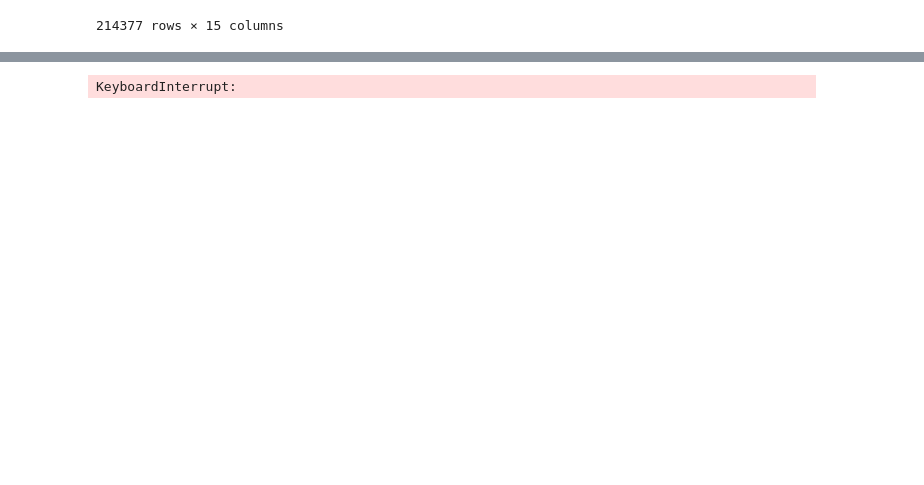
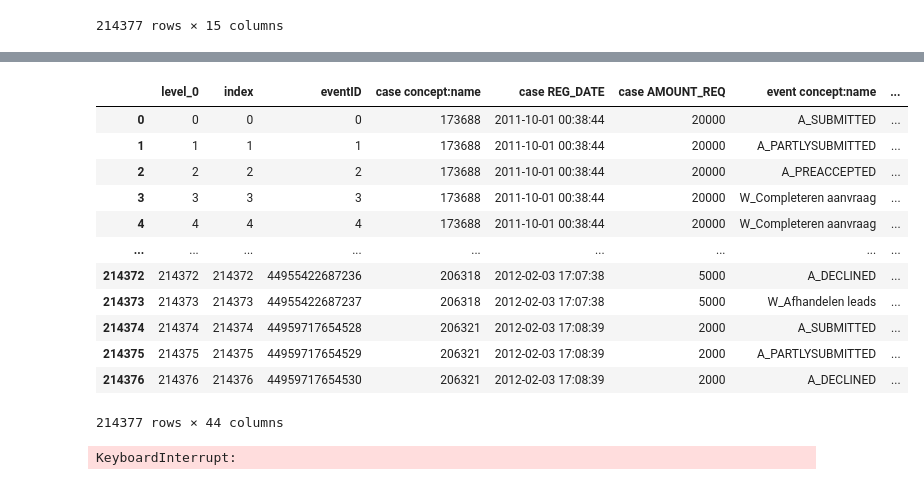
Before and after one commit to Elite-NL/Process_Mining, a Jupyter notebook: regression.ipynb, the cells around one changed output, grey strips where cells are left out. Saved outputs shown, nothing was run; the diff lists cells and outputs as text; code cells hidden in the pictures; blank space fills up the shorter version.

```diff
--- a/regression.ipynb
+++ b/regression.ipynb
@@ -146,0 +168,12 @@ Name: event time:timestamp, Length: 203908, dtype: timedelta64[ns]
+# %%
+#takes 10 mins
+start_time = timeit.default_timer()
+a=0
+for ids in all_ids:
+    index_case = df[df[case_column]==ids]['index'].max()
+    for i in range(a,index_case+1):
+        mask = ((df[case_column]==ids)& (df['index']>=i))
+        prev_event = df.loc[mask,'previous_event'].reset_index(drop=True)[0]
+        df.loc[mask, prev_event]=1
+    a = index_case+1
+print(timeit.default_timer() - start_time)
@@ -147,3 +198,19 @@ Name: event time:timestamp, Length: 203908, dtype: timedelta64[ns]
+# %%
+df
+# %% [output]
+|  | level_0 | index | eventID | case concept:name | case REG_DATE | case AMOUNT_REQ | event concept:name | ... |
+| 0 | 0 | 0 | 0 | 173688 | 2011-10-01 00:38:44 | 20000 | A_SUBMITTED | ... |
+| 1 | 1 | 1 | 1 | 173688 | 2011-10-01 00:38:44 | 20000 | A_PARTLYSUBMITTED | ... |
+| 2 | 2 | 2 | 2 | 173688 | 2011-10-01 00:38:44 | 20000 | A_PREACCEPTED | ... |
+| 3 | 3 | 3 | 3 | 173688 | 2011-10-01 00:38:44 | 20000 | W_Completeren aanvraag | ... |
+| 4 | 4 | 4 | 4 | 173688 | 2011-10-01 00:38:44 | 20000 | W_Completeren aanvraag | ... |
+| ... | ... | ... | ... | ... | ... | ... | ... | ... |
+| 214372 | 214372 | 214372 | 44955422687236 | 206318 | 2012-02-03 17:07:38 | 5000 | A_DECLINED | ... |
+| 214373 | 214373 | 214373 | 44955422687237 | 206318 | 2012-02-03 17:07:38 | 5000 | W_Afhandelen leads | ... |
+| 214374 | 214374 | 214374 | 44959717654528 | 206321 | 2012-02-03 17:08:39 | 2000 | A_SUBMITTED | ... |
+| 214375 | 214375 | 214375 | 44959717654529 | 206321 | 2012-02-03 17:08:39 | 2000 | A_PARTLYSUBMITTED | ... |
+| 214376 | 214376 | 214376 | 44959717654530 | 206321 | 2012-02-03 17:08:39 | 2000 | A_DECLINED | ... |
+214377 rows × 44 columns
 # %%
 
 X = df[[day_of_week_column, hour, month_of_year_column,offer_sent,position_column,minutes_since_reg]]
```
Also changed, not shown: parts of 10 cells of this notebook.
